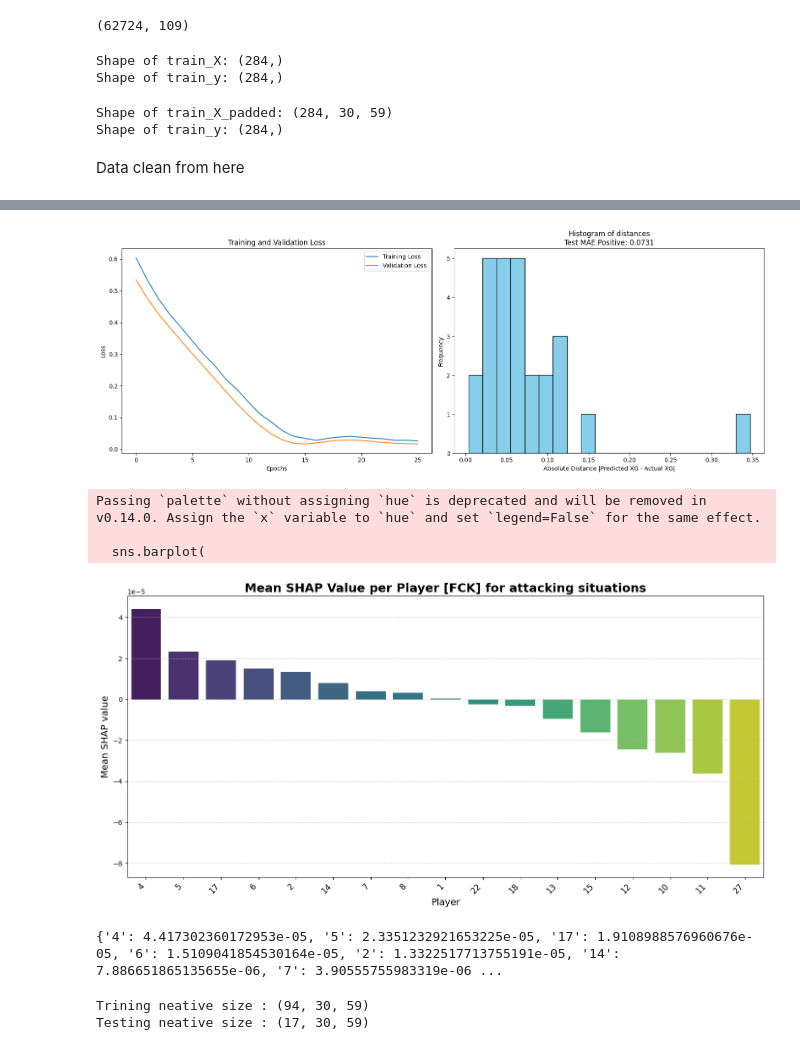
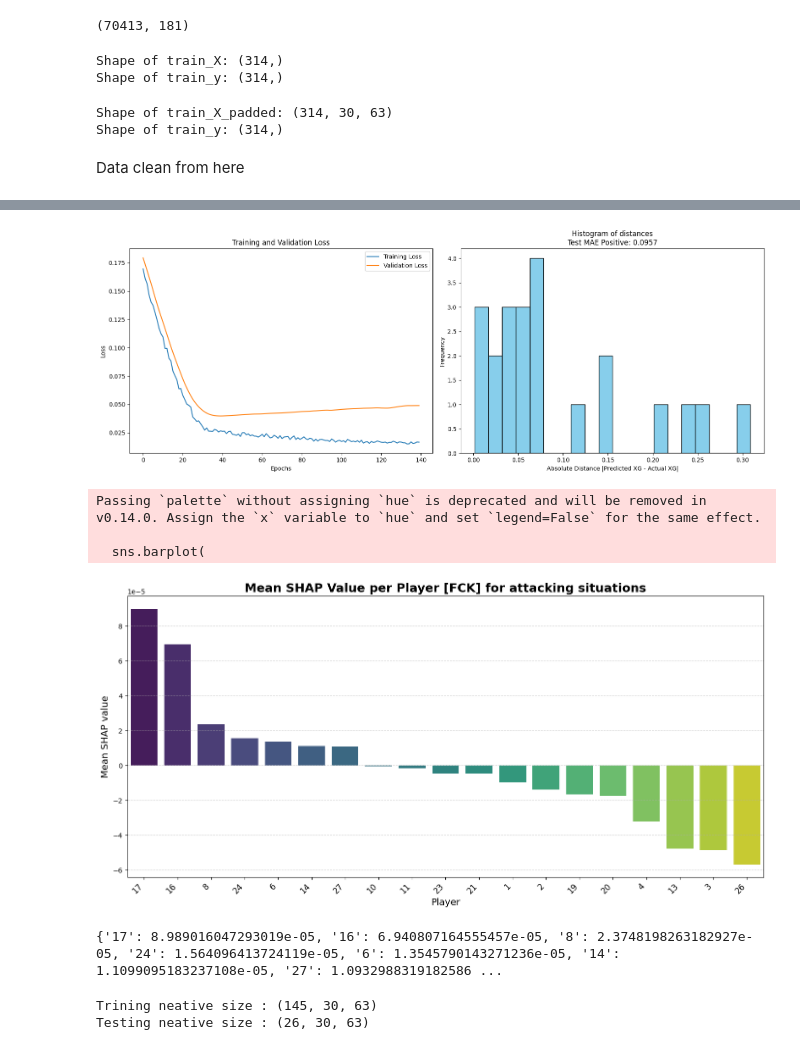
Before and after one commit to adiguzeldeniz/ekip_makine, a Jupyter notebook: RNN_to_sequence_by_number.ipynb, the cells around one changed output, grey strips where cells are left out. Drawn from its saved outputs; the diff is of its cells as text; code cells hidden in the pictures.

```diff
--- a/RNN_to_sequence_by_number.ipynb
+++ b/RNN_to_sequence_by_number.ipynb
@@ -185,8 +195,8 @@ dist_l = []
 # %%
-tXG_all = pd.read_csv('XGData_sequencies_FCK.csv')
+tXG_all = pd.read_csv('XGData_sequencies_AAB.csv')
 print(tXG_all.shape)
 # %% [output]
-(62724, 109)
+(70413, 181)
 # %%
 cols_to_drop = [col for col in tXG_all.columns if ('speed' in col or 'Time' in col  or 'Half' in col)]
 #cols_to_drop += [col for col in tXG_all.columns if '11'  in col]
@@ -256,8 +266,8 @@ train_y = np.array(train_y, dtype=float)
 print("Shape of train_X:", train_X.shape)
 print("Shape of train_y:", train_y.shape)
 # %% [output]
-Shape of train_X: (284,)
-Shape of train_y: (284,)
+Shape of train_X: (314,)
+Shape of train_y: (314,)
 # %%
 maxlen = max([seq.shape[0] for seq in train_X])
 
@@ -272,8 +282,8 @@ train_X_padded = np.nan_to_num(train_X_padded, nan=-100.0, posinf=0.0, neginf=0.
 print("Shape of train_X_padded:", train_X_padded.shape)
 print("Shape of train_y:", train_y.shape)
 # %% [output]
-Shape of train_X_padded: (284, 30, 59)
-Shape of train_y: (284,)
+Shape of train_X_padded: (314, 30, 63)
+Shape of train_y: (314,)
 # %%
 X_train_padded_negative = train_X_padded[train_y <= 0]
 X_train_padded_positive = train_X_padded[train_y > 0]
@@ -294,12 +304,12 @@ x = LSTM(64, return_sequences=False)(x)
 x = Dropout(0.1)(x)
 x = Dense(64, activation='relu')(x)
 x = Dropout(0.1)(x)
-x = Dense(32, activation='relu')(x)
+x = Dense(64, activation='relu')(x)
 x = Dense(16, activation='sigmoid')(x)
 outputs = Dense(1, activation='linear')(x)
 
 model_positive = Model(inputs, outputs)
-model_positive.compile(optimizer=Adam(learning_rate=0.0005), loss='mean_squared_error', metrics=['mae'])
+model_positive.compile(optimizer=Adam(learning_rate=0.0001), loss='mean_squared_error', metrics=['mae'])
 
 model_positive.fit(
     X_train_positive, y_train_positive,
@@ -309,7 +319,7 @@ model_positive.fit(
     verbose=0,
     shuffle=True,
     callbacks=[
-        keras.callbacks.EarlyStopping(monitor='val_loss', patience=10, restore_best_weights=True),
+        keras.callbacks.EarlyStopping(monitor='val_loss', patience=100, restore_best_weights=True),
         keras.callbacks.LambdaCallback(
             on_epoch_end=lambda epoch, logs:
                 print(f"Epoch {epoch + 1}: Loss = {logs['mae']}, Val Loss = {logs['val_mae']}")
@@ -353,4 +367,4 @@ Test Loss (positive): 0.009538820013403893, Test MAE (positive): 0.0730638578534
-[figure, old version]
+[figure, new version]
 # %%
 idx = np.random.choice(X_test_positive.shape[0], 20)
 X_sample_seq = X_test_positive[idx]
@@ -414,14 +428,14 @@ print(mean_shap_values)
 Passing `palette` without assigning `hue` is deprecated and will be removed in v0.14.0. Assign the `x` variable to `hue` and set `legend=False` for the same effect.
 
   sns.barplot(
-[figure, old version]
+[figure, new version]
-{'4': 4.417302360172953e-05, '5': 2.3351232921653225e-05, '17': 1.9108988576960676e-05, '6': 1.5109041854530164e-05, '2': 1.3322517713755191e-05, '14': 7.886651865135655e-06, '7': 3.90555755983319e-06 ...
+{'17': 8.989016047293019e-05, '16': 6.940807164555457e-05, '8': 2.3748198263182927e-05, '24': 1.564096413724119e-05, '6': 1.3545790143271236e-05, '14': 1.1099095183237108e-05, '27': 1.0932988319182586 ...
 # %%
 print("Trining neative size :", X_train_negative.shape)
 print("Testing neative size :", X_test_negative.shape)
 # %% [output]
-Trining neative size : (94, 30, 59)
-Testing neative size : (17, 30, 59)
+Trining neative size : (145, 30, 63)
+Testing neative size : (26, 30, 63)
 # %%
 outputs_negative = Dense(1, activation=None)(x)  # output lineare, non sigmoid
 inputs_negative = Input(shape=(maxlen, num_features))
```
Also changed, not shown: parts of 10 cells of this notebook, 18 other files.
